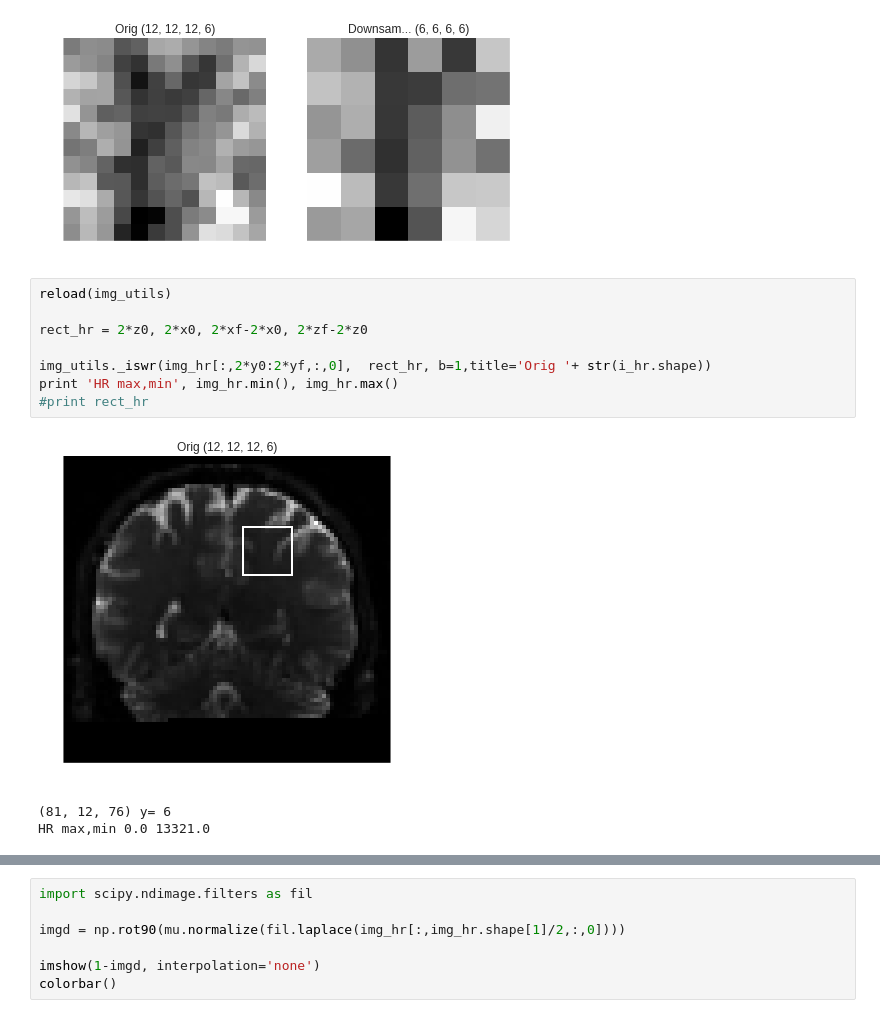
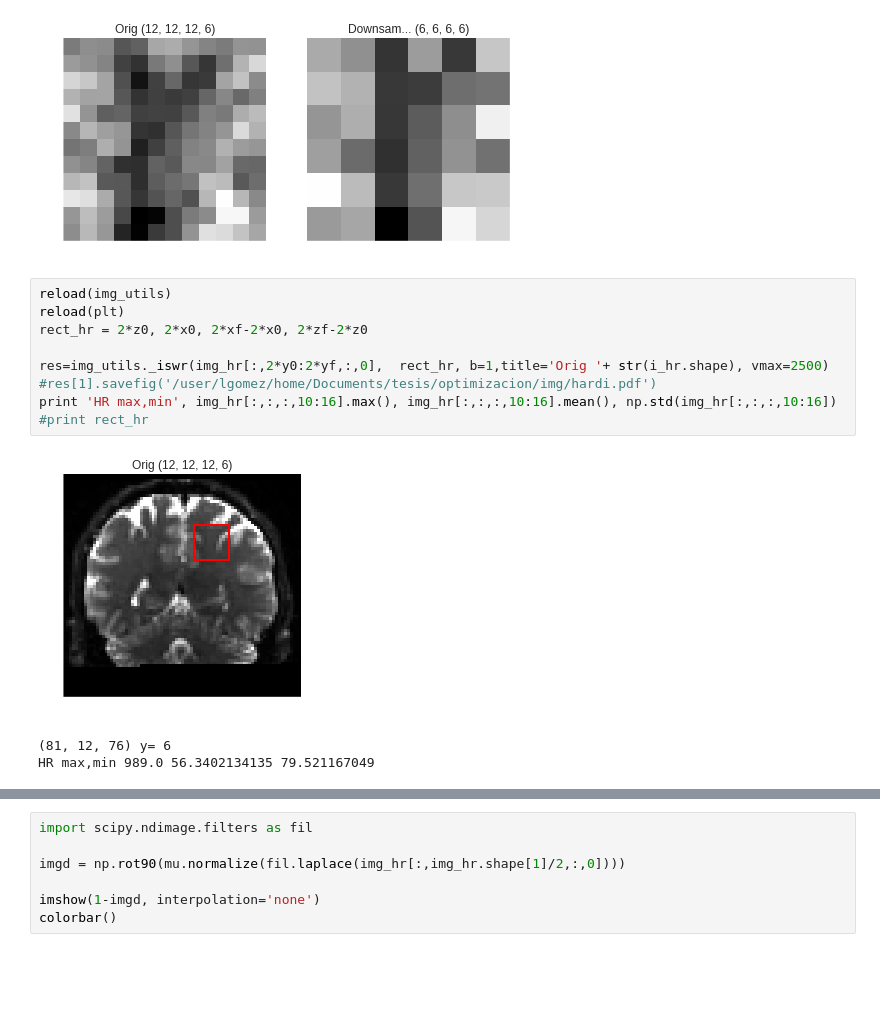
Before and after one commit to egomezsumma/iqt, a Jupyter notebook: Optimization ruido en trainin set y lr.ipynb, the cells around one changed output, grey strips where cells are left out. Saved outputs shown, nothing was run; the diff lists cells and outputs as text; blank space fills up the shorter version.

```diff
--- a/Optimization ruido en trainin set y lr.ipynb
+++ b/Optimization ruido en trainin set y lr.ipynb
@@ -74,16 +77,17 @@ img_utils._isc(i_hr,i_lr,titles=['Orig '+ str(i_hr.shape), 'Downsam... '+str(i_l
 [figure]
 # %%
 reload(img_utils)
-
+reload(plt)
 rect_hr = 2*z0, 2*x0, 2*xf-2*x0, 2*zf-2*z0
 
-img_utils._iswr(img_hr[:,2*y0:2*yf,:,0],  rect_hr, b=1,title='Orig '+ str(i_hr.shape))
-print 'HR max,min', img_hr.min(), img_hr.max()
+res=img_utils._iswr(img_hr[:,2*y0:2*yf,:,0],  rect_hr, b=1,title='Orig '+ str(i_hr.shape), vmax=2500)
+#res[1].savefig('/user/lgomez/home/Documents/tesis/optimizacion/img/hardi.pdf')
+print 'HR max,min', img_hr[:,:,:,10:16].max(), img_hr[:,:,:,10:16].mean(), np.std(img_hr[:,:,:,10:16])
 #print rect_hr
 # %% [output]
-[figure, old version]
+[figure, new version]
 (81, 12, 76) y= 6
-HR max,min 0.0 13321.0
+HR max,min 989.0 56.3402134135 79.521167049
 # %%
 reload(img_utils)
 
```
Also changed, not shown: parts of 36 cells of this notebook, 32 other files.
